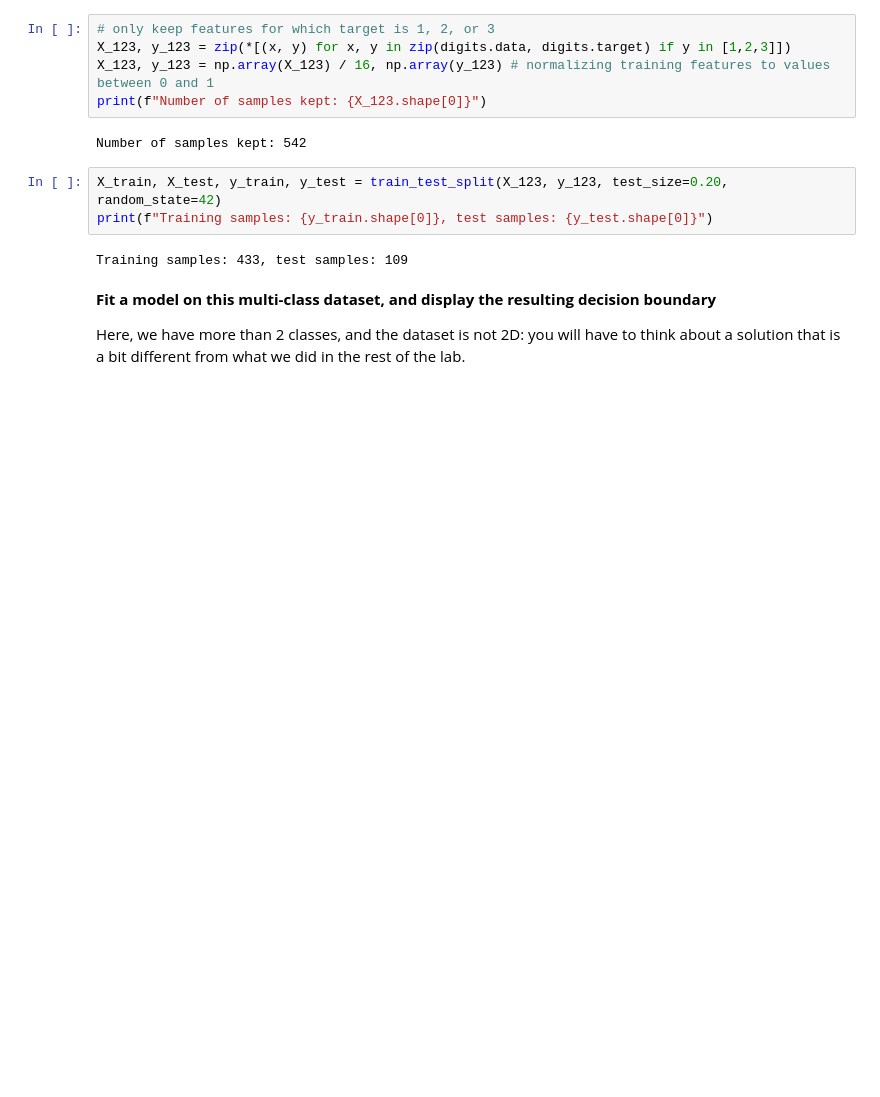
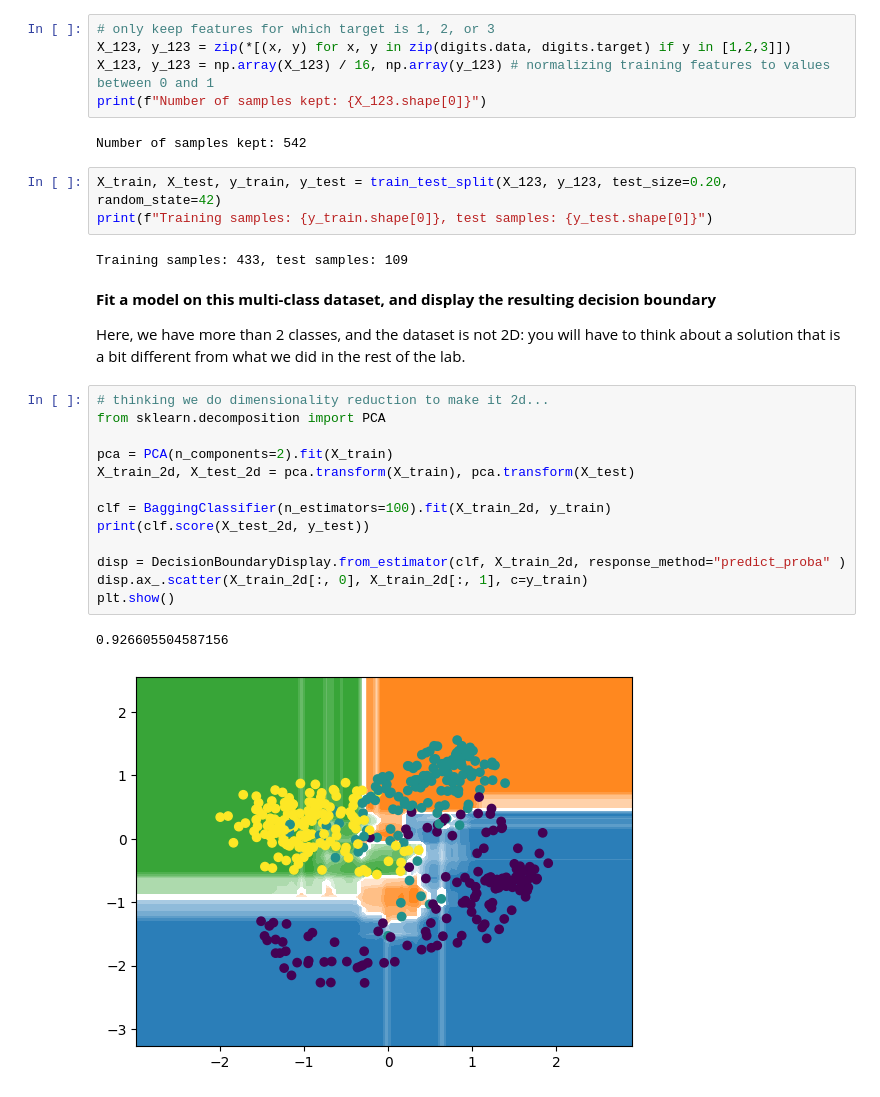
Before and after one commit to ans9868/mlclass2026, a Jupyter notebook: Labs/Lab 6 - Classifiers final edition.ipynb, the cells around one changed output. Drawn from its saved outputs; the diff is of its cells as text; blank space fills up the shorter version.

```diff
--- a/Labs/Lab 6 - Classifiers final edition.ipynb
+++ b/Labs/Lab 6 - Classifiers final edition.ipynb
@@ -71,3 +159,19 @@ Training samples: 433, test samples: 109
 **Fit a model on this multi-class dataset, and display the resulting decision boundary**
 
 Here, we have more than 2 classes, and the dataset is not 2D: you will have to think about a solution that is a bit different from what we did in the rest of the lab.
+# %%
+# thinking we do dimensionality reduction to make it 2d...
+from sklearn.decomposition import PCA
+
+pca = PCA(n_components=2).fit(X_train)
+X_train_2d, X_test_2d = pca.transform(X_train), pca.transform(X_test)
+
+clf = BaggingClassifier(n_estimators=100).fit(X_train_2d, y_train)
+print(clf.score(X_test_2d, y_test))
+
+disp = DecisionBoundaryDisplay.from_estimator(clf, X_train_2d, response_method="predict_proba" )
+disp.ax_.scatter(X_train_2d[:, 0], X_train_2d[:, 1], c=y_train)
+plt.show()
+# %% [output]
+0.926605504587156
+[figure, added]
```
Also changed, not shown: parts of 6 cells of this notebook, 3 other files.
